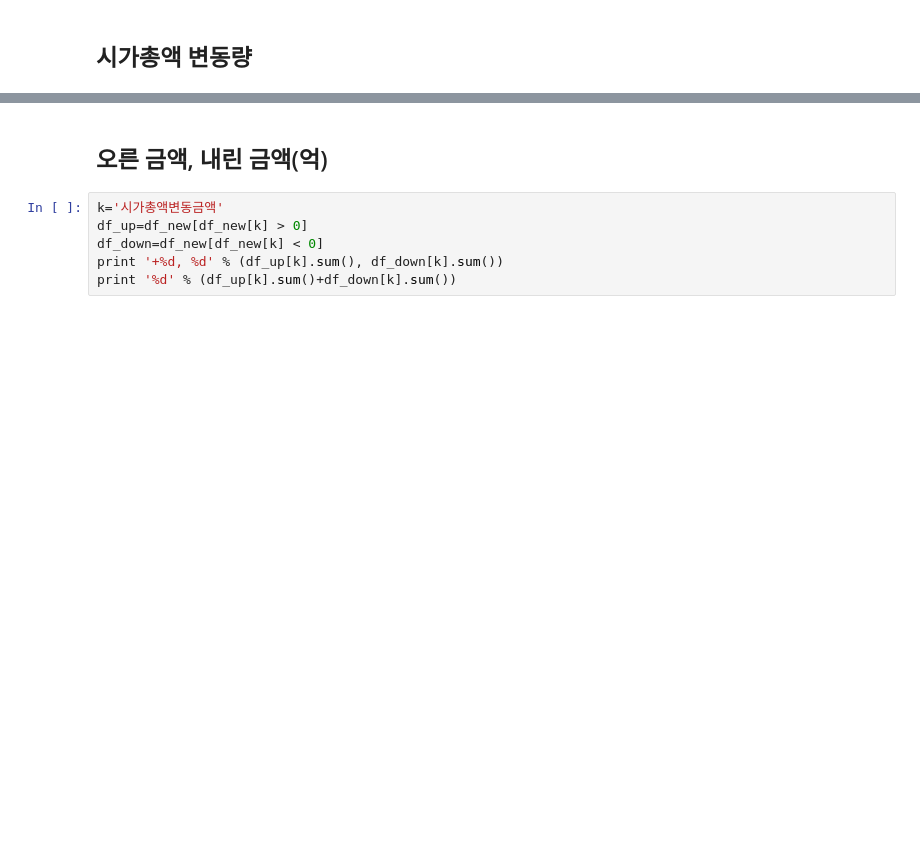
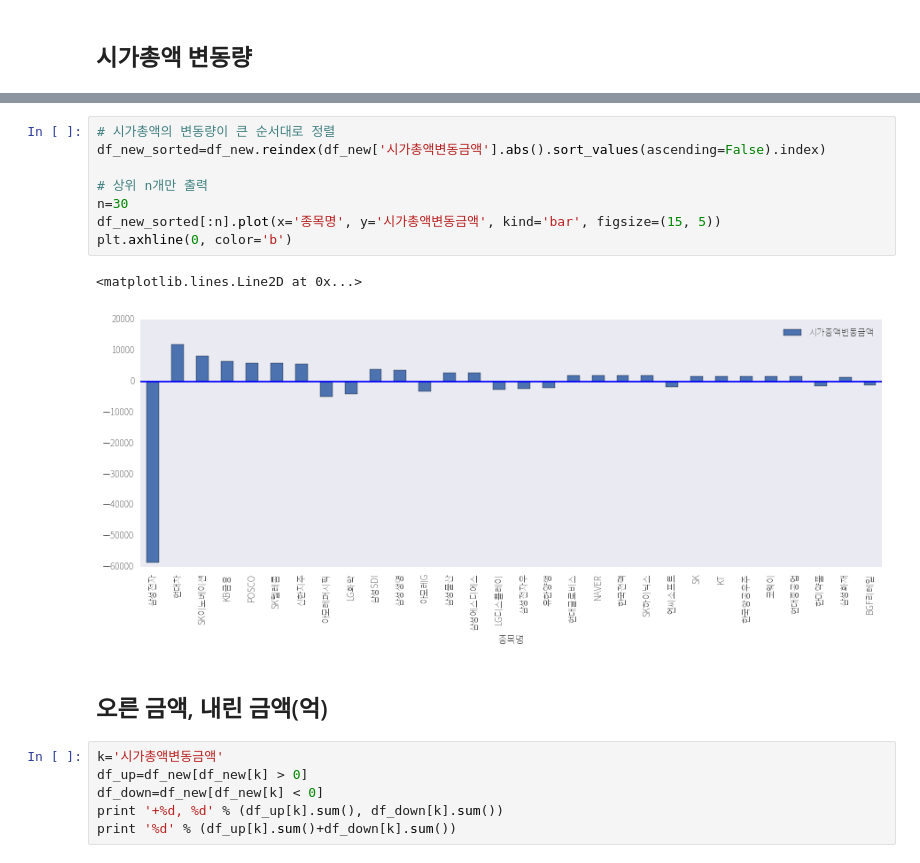
Before and after one commit to tohichoi/ecos, a Jupyter notebook: kospi_stat.ipynb, the cells around one changed output, grey strips where cells are left out. Drawn from its saved outputs; the diff is of its cells as text; blank space fills up the shorter version.

```diff
--- a/kospi_stat.ipynb
+++ b/kospi_stat.ipynb
@@ -77,3 +96,14 @@ display(df_new.head())
+# %%
+# 시가총액의 변동량이 큰 순서대로 정렬
+df_new_sorted=df_new.reindex(df_new['시가총액변동금액'].abs().sort_values(ascending=False).index)
+
+# 상위 n개만 출력
+n=30
+df_new_sorted[:n].plot(x='종목명', y='시가총액변동금액', kind='bar', figsize=(15, 5))
+plt.axhline(0, color='b')
+# %% [output]
+<matplotlib.lines.Line2D at 0x...>
+[figure, added]
 # %% [markdown]
 ## 오른 금액, 내린 금액(억)
 # %%
```
Also changed, not shown: parts of 16 cells of this notebook, 5 other files.
